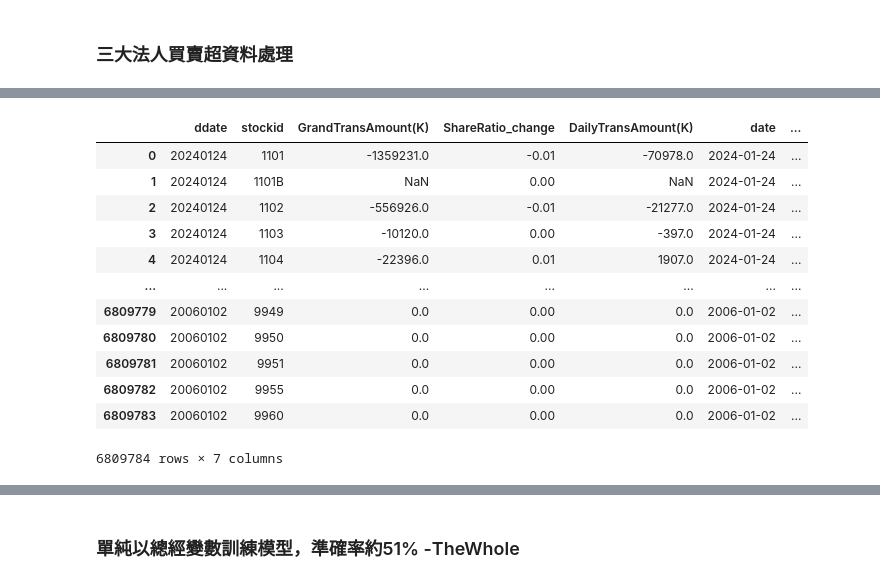
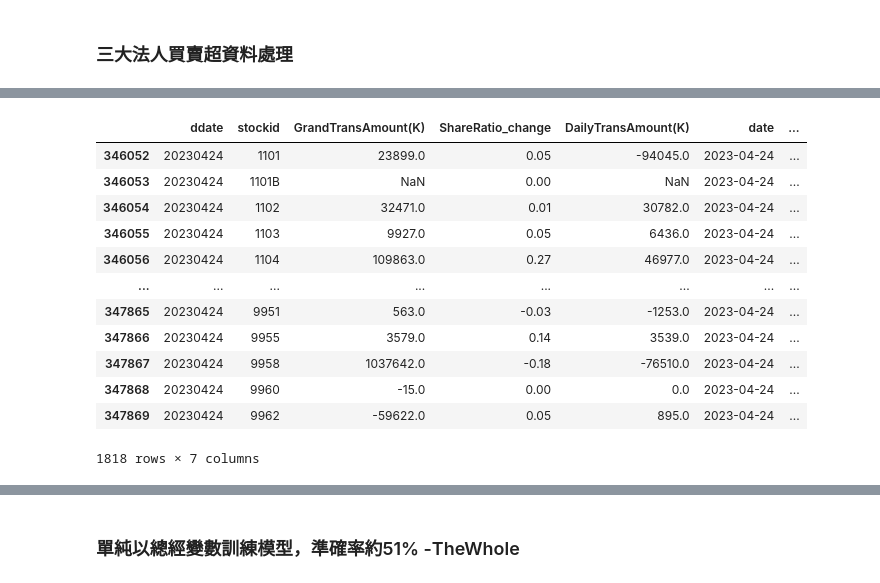
Before and after one commit to Carolyehhh/revenue-prediction, a Jupyter notebook: GDP_train.ipynb, the cells around one changed output, grey strips where cells are left out. Saved outputs shown, nothing was run; the diff lists cells and outputs as text; code cells hidden in the pictures.

```diff
--- a/GDP_train.ipynb
+++ b/GDP_train.ipynb
@@ -124,21 +121,21 @@ JuridicalInfo = JuridicalInfo.rename({'日期':'ddate', '股票代號':'stockid'
 # %%
 JuridicalInfo['date'] = pd.to_datetime(JuridicalInfo['ddate']) # make sure the date column is datetime type
-JuridicalInfo['last_date_of_month'] = JuridicalInfo['date'] + pd.offsets.MonthEnd(1)  # get the last day of the month
-display(JuridicalInfo)
+JuridicalInfo['last_date_of_month'] = JuridicalInfo.groupby([JuridicalInfo['date'].dt.year, JuridicalInfo['date'].dt.month])['date'].transform(max)  # get the last day of the month
+# display(JuridicalInfo[JuridicalInfo['ddate']=='20230424'])
 # %% [output]
 |  | ddate | stockid | GrandTransAmount(K) | ShareRatio_change | DailyTransAmount(K) | date | ... |
-| 0 | 20240124 | 1101 | -1359231.0 | -0.01 | -70978.0 | 2024-01-24 | ... |
-| 1 | 20240124 | 1101B | NaN | 0.00 | NaN | 2024-01-24 | ... |
-| 2 | 20240124 | 1102 | -556926.0 | -0.01 | -21277.0 | 2024-01-24 | ... |
-| 3 | 20240124 | 1103 | -10120.0 | 0.00 | -397.0 | 2024-01-24 | ... |
-| 4 | 20240124 | 1104 | -22396.0 | 0.01 | 1907.0 | 2024-01-24 | ... |
+| 346052 | 20230424 | 1101 | 23899.0 | 0.05 | -94045.0 | 2023-04-24 | ... |
+| 346053 | 20230424 | 1101B | NaN | 0.00 | NaN | 2023-04-24 | ... |
+| 346054 | 20230424 | 1102 | 32471.0 | 0.01 | 30782.0 | 2023-04-24 | ... |
+| 346055 | 20230424 | 1103 | 9927.0 | 0.05 | 6436.0 | 2023-04-24 | ... |
+| 346056 | 20230424 | 1104 | 109863.0 | 0.27 | 46977.0 | 2023-04-24 | ... |
 | ... | ... | ... | ... | ... | ... | ... | ... |
-| 6809779 | 20060102 | 9949 | 0.0 | 0.00 | 0.0 | 2006-01-02 | ... |
-| 6809780 | 20060102 | 9950 | 0.0 | 0.00 | 0.0 | 2006-01-02 | ... |
-| 6809781 | 20060102 | 9951 | 0.0 | 0.00 | 0.0 | 2006-01-02 | ... |
-| 6809782 | 20060102 | 9955 | 0.0 | 0.00 | 0.0 | 2006-01-02 | ... |
-| 6809783 | 20060102 | 9960 | 0.0 | 0.00 | 0.0 | 2006-01-02 | ... |
+| 347865 | 20230424 | 9951 | 563.0 | -0.03 | -1253.0 | 2023-04-24 | ... |
+| 347866 | 20230424 | 9955 | 3579.0 | 0.14 | 3539.0 | 2023-04-24 | ... |
+| 347867 | 20230424 | 9958 | 1037642.0 | -0.18 | -76510.0 | 2023-04-24 | ... |
+| 347868 | 20230424 | 9960 | -15.0 | 0.00 | 0.0 | 2023-04-24 | ... |
+| 347869 | 20230424 | 9962 | -59622.0 | 0.05 | 895.0 | 2023-04-24 | ... |
-6809784 rows × 7 columns
+1818 rows × 7 columns
 # %%
 TW_NominalGDP = OverallGeneralEcon[['time','Nominal_GDP']]
 TW_NominalGDP = TW_NominalGDP.rename(columns={'time':'ddate'})
```
Also changed, not shown: parts of 18 cells of this notebook, 1 other file.
